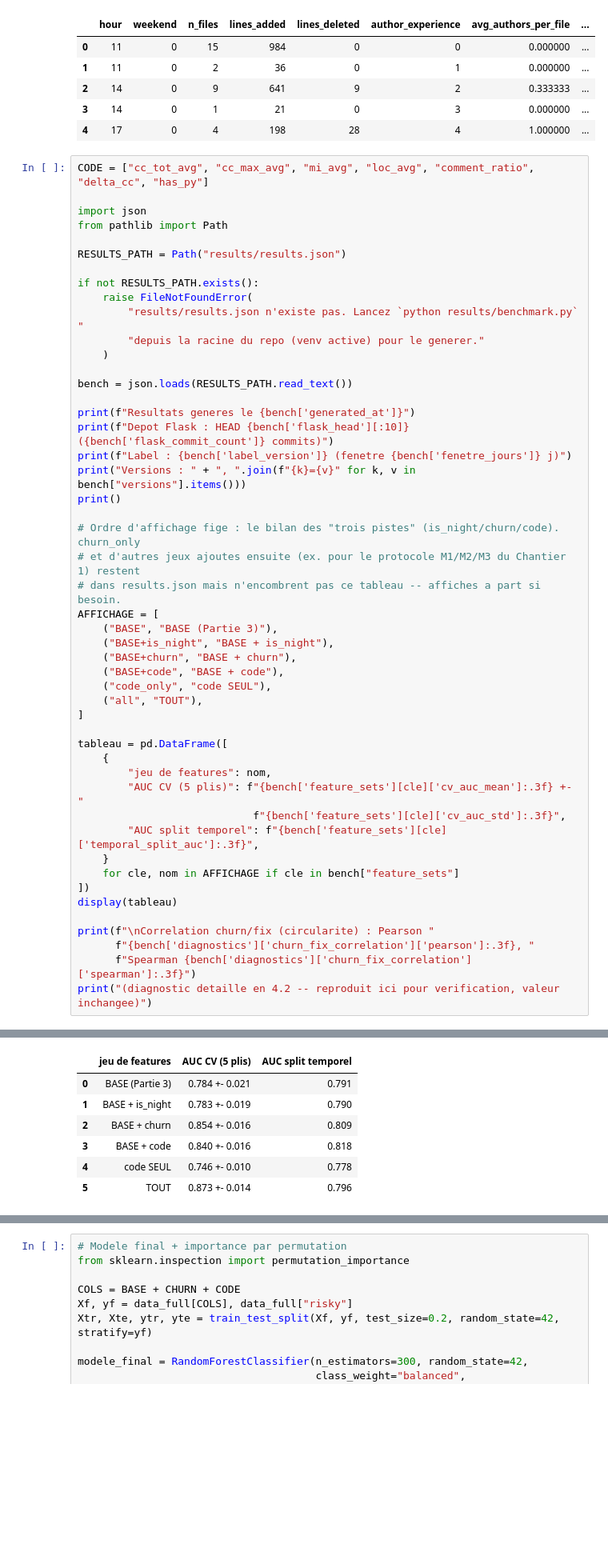
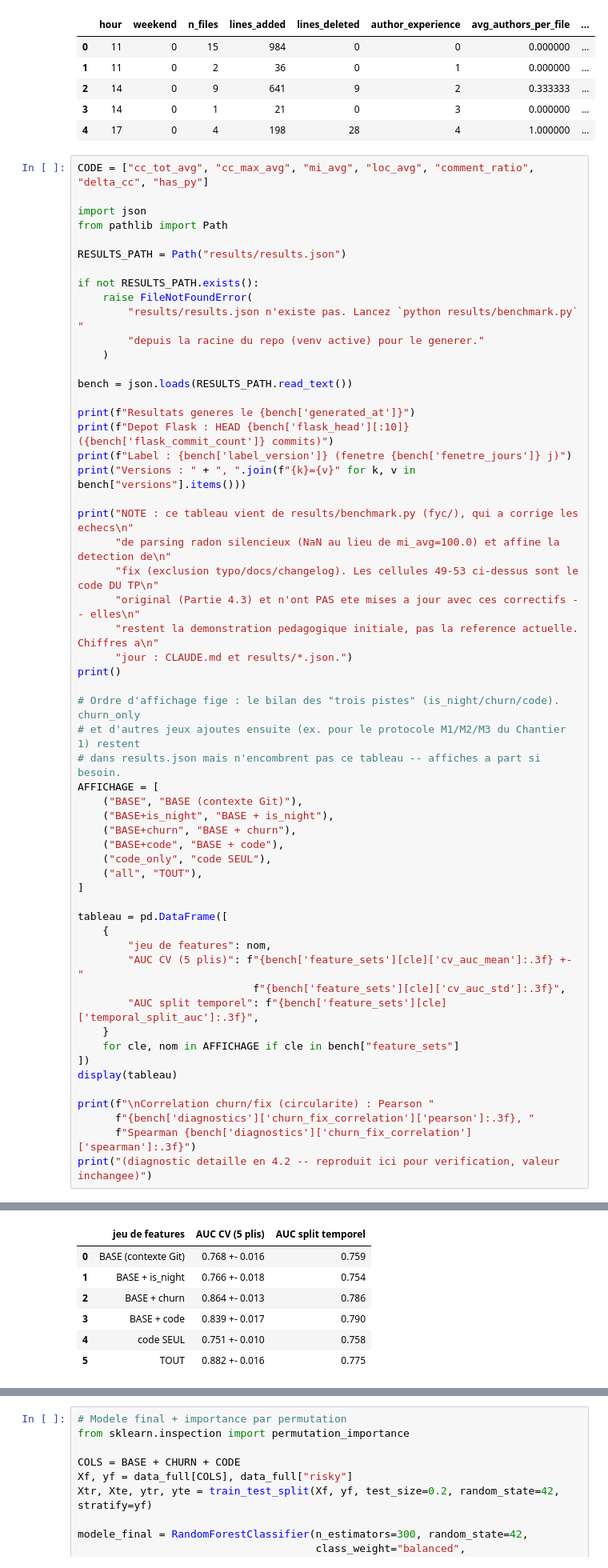
Before and after one commit to NathanPradelle/FYC, a Jupyter notebook: cas_pratique_FYC_complete_v2.ipynb, the cells around one changed output, grey strips where cells are left out. Shown at 80% size. Cells and saved outputs as stored; diff of their text form; blank space fills up the shorter version.

```diff
--- a/cas_pratique_FYC_complete_v2.ipynb
+++ b/cas_pratique_FYC_complete_v2.ipynb
@@ -1201,13 +1201,20 @@ print(f"Resultats generes le {bench['generated_at']}")
 print(f"Depot Flask : HEAD {bench['flask_head'][:10]} ({bench['flask_commit_count']} commits)")
 print(f"Label : {bench['label_version']} (fenetre {bench['fenetre_jours']} j)")
 print("Versions : " + ", ".join(f"{k}={v}" for k, v in bench["versions"].items()))
+
+print("NOTE : ce tableau vient de results/benchmark.py (fyc/), qui a corrige les echecs\n"
+      "de parsing radon silencieux (NaN au lieu de mi_avg=100.0) et affine la detection de\n"
+      "fix (exclusion typo/docs/changelog). Les cellules 49-53 ci-dessus sont le code DU TP\n"
+      "original (Partie 4.3) et n'ont PAS ete mises a jour avec ces correctifs -- elles\n"
+      "restent la demonstration pedagogique initiale, pas la reference actuelle. Chiffres a\n"
+      "jour : CLAUDE.md et results/*.json.")
 print()
 
 # Ordre d'affichage fige : le bilan des "trois pistes" (is_night/churn/code). churn_only
 # et d'autres jeux ajoutes ensuite (ex. pour le protocole M1/M2/M3 du Chantier 1) restent
 # dans results.json mais n'encombrent pas ce tableau -- affiches a part si besoin.
 AFFICHAGE = [
-    ("BASE", "BASE (Partie 3)"),
+    ("BASE", "BASE (contexte Git)"),
     ("BASE+is_night", "BASE + is_night"),
     ("BASE+churn", "BASE + churn"),
     ("BASE+code", "BASE + code"),
@@ -1238,7 +1251,7 @@ Versions : python=3.14.4, pandas=3.0.5, numpy=2.5.3, scikit-learn=1.9.0, radon=6
 |  | jeu de features | AUC CV (5 plis) | AUC split temporel |
-| 0 | BASE (Partie 3) | 0.784 +- 0.021 | 0.791 |
-| 1 | BASE + is_night | 0.783 +- 0.019 | 0.790 |
-| 2 | BASE + churn | 0.854 +- 0.016 | 0.809 |
-| 3 | BASE + code | 0.840 +- 0.016 | 0.818 |
-| 4 | code SEUL | 0.746 +- 0.010 | 0.778 |
-| 5 | TOUT | 0.873 +- 0.014 | 0.796 |
+| 0 | BASE (contexte Git) | 0.768 +- 0.016 | 0.759 |
+| 1 | BASE + is_night | 0.766 +- 0.018 | 0.754 |
+| 2 | BASE + churn | 0.864 +- 0.013 | 0.786 |
+| 3 | BASE + code | 0.839 +- 0.017 | 0.790 |
+| 4 | code SEUL | 0.751 +- 0.010 | 0.758 |
+| 5 | TOUT | 0.882 +- 0.016 | 0.775 |
```
Also changed, not shown: parts of 3 cells of this notebook, 7 other files.
